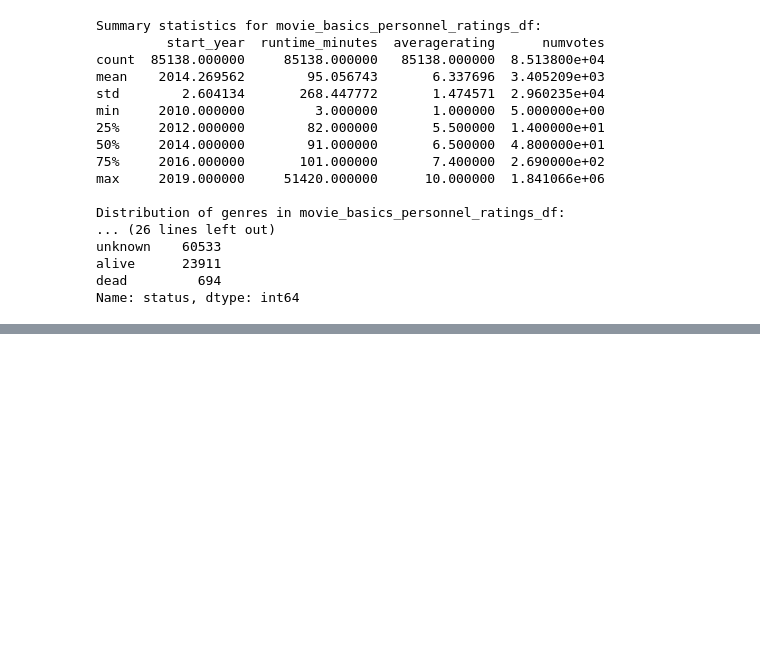
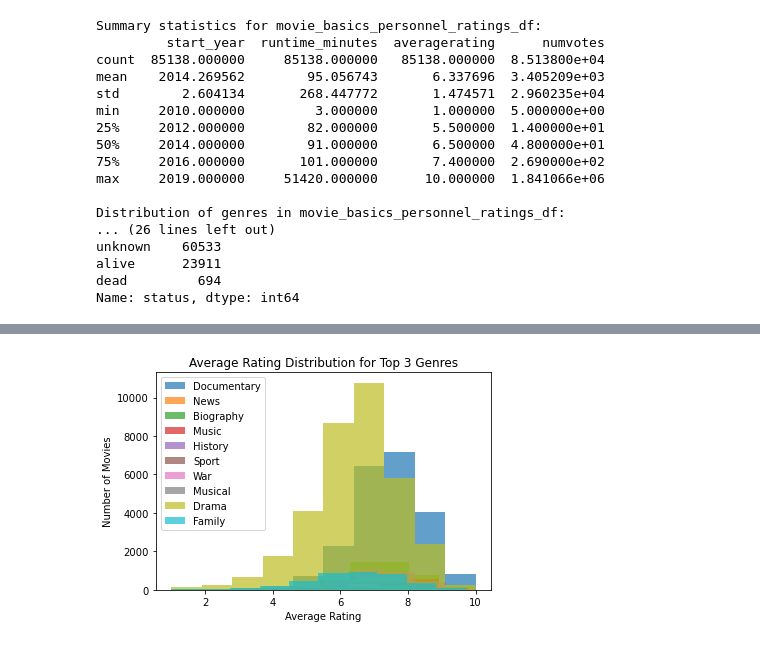
Before and after one commit to MMJGGR/Phase_1_Project, a Jupyter notebook: index.ipynb, the cells around one changed output, grey strips where cells are left out. Drawn from its saved outputs; the diff is of its cells as text; code cells hidden in the pictures; blank space fills up the shorter version.

Commit message:
second df visualizations and analysis

```diff
--- a/index.ipynb
+++ b/index.ipynb
@@ -1033,0 +1100,10 @@ Name: status, dtype: int64
+# %%
+# Calculate average rating for each individual genre and filter out genres with less than 20 movies
+individual_genre_ratings = movie_basics_personnel_ratings_df.assign(
+    genres=movie_basics_personnel_ratings_df['genres'].str.split(',')).explode('genres').groupby(
+        'genres')['averagerating'].agg(['mean', 'count']).reset_index().rename(
+            columns={'mean': 'average_rating', 'count': 'num_movies'}).query(
+                'num_movies >= 20').sort_values('average_rating', ascending=False)
+
+top_genres = individual_genre_ratings['genres'].head(10)
+print("\nTop 3 genres:\n",top_genres)
@@ -1033,0 +1123,12 @@ Name: status, dtype: int64
+# %%
+for genre in top_genres:  # Top 3 genres
+    genre_movies = movie_basics_personnel_ratings_df[movie_basics_personnel_ratings_df['genres'].str.contains(genre)]
+    plt.hist(genre_movies['averagerating'], bins=10, alpha=0.7, label=genre)
+
+plt.xlabel('Average Rating')
+plt.ylabel('Number of Movies')
+plt.title('Average Rating Distribution for Top 3 Genres')
+plt.legend()
+plt.show()
+# %% [output]
+[figure, added]
```
Also changed, not shown: parts of 6 cells of this notebook.
